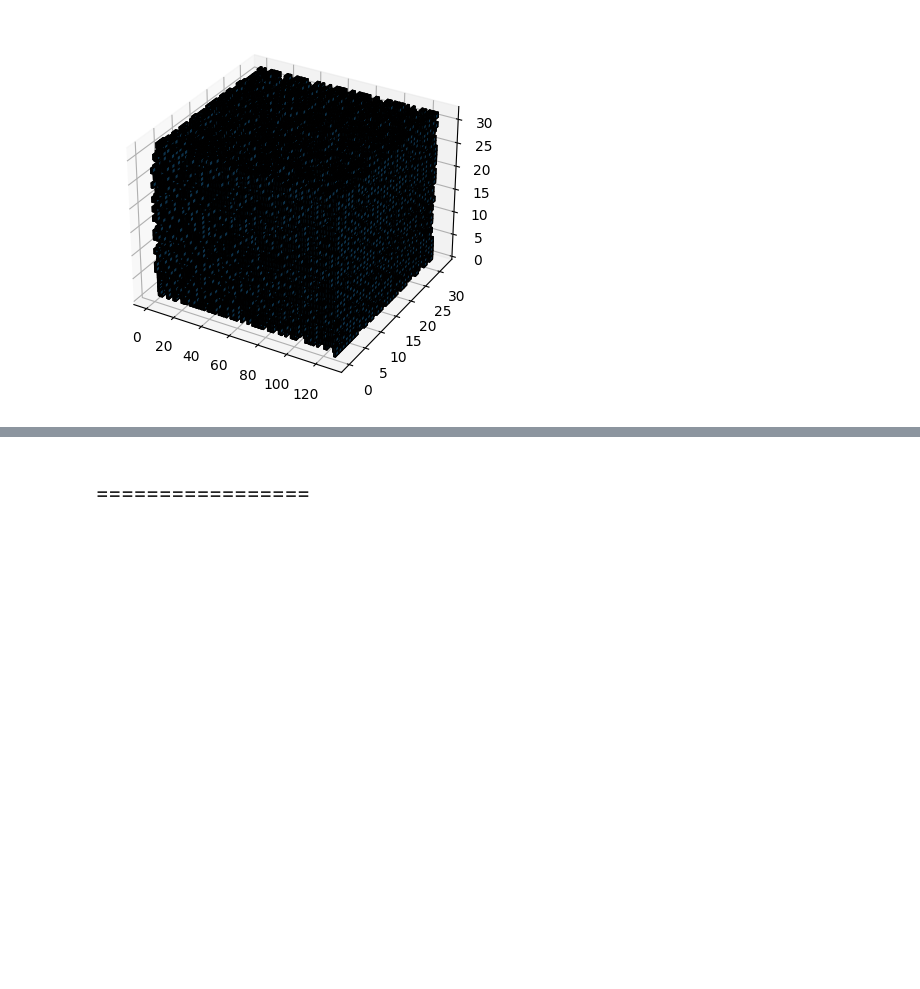
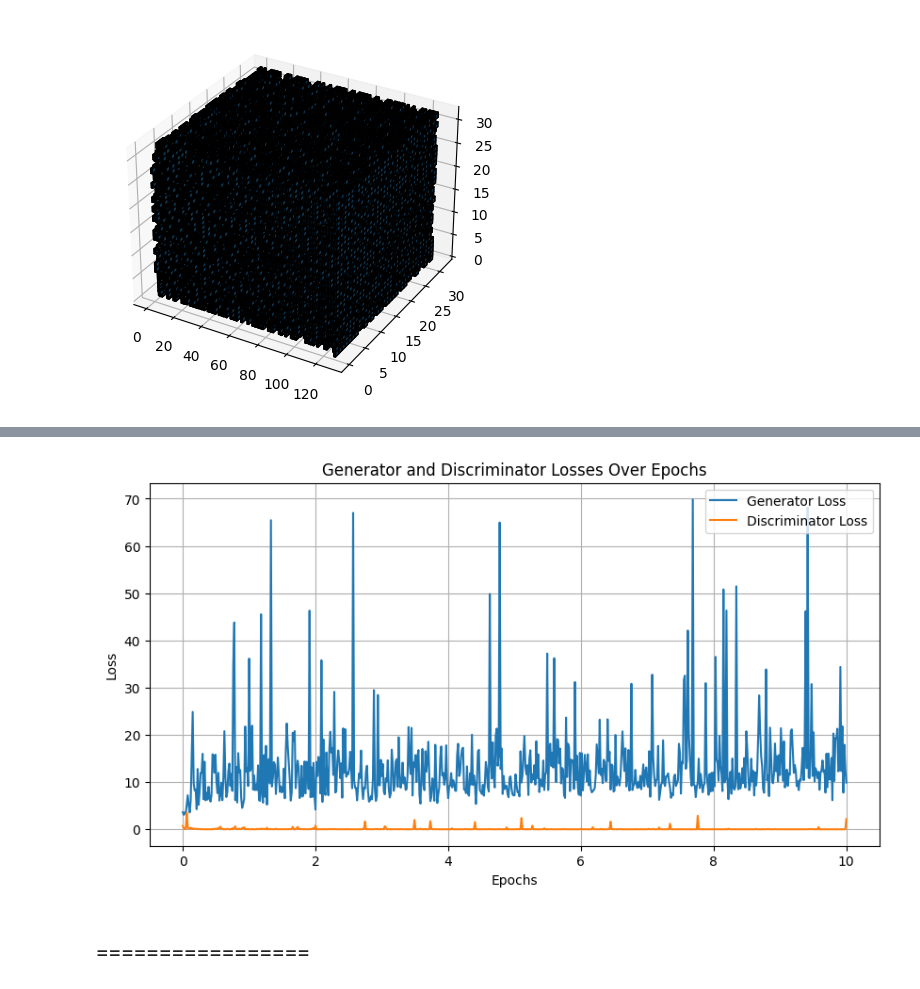
Before and after one commit to Seif-Yasser-Ahmed/Gen-AI-Powered-AR-App, a Jupyter notebook: Notebooks/3DPix2Pix/3d-pix3pix.ipynb, the cells around one changed output, grey strips where cells are left out. Drawn from its saved outputs; the diff is of its cells as text; code cells hidden in the pictures; blank space fills up the shorter version.

```diff
--- a/Notebooks/3DPix2Pix/3d-pix3pix.ipynb
+++ b/Notebooks/3DPix2Pix/3d-pix3pix.ipynb
@@ -710,3 +885,20 @@ Step 750: Generator loss: 68.9645767211914, discriminator loss: 0.00296401977539
+# %%
+import matplotlib.pyplot as plt
+
+iterations = [(i * 150)/10050 for i in range(len(gen_losses))]
+
+# Plotting the generator and discriminator losses
+plt.figure(figsize=(10, 5))
+plt.plot(iterations, gen_losses1, label='Generator Loss')
+plt.plot(iterations, disc_losses1, label='Discriminator Loss')
+plt.xlabel('Epochs')
+plt.ylabel('Loss')
+plt.title('Generator and Discriminator Losses Over Epochs')
+plt.legend()
+plt.grid(True)
+plt.show()
+# %% [output]
+[figure, added]
 # %% [markdown]
 ## =================
 # %%
```
Also changed, not shown: parts of 11 cells of this notebook.
